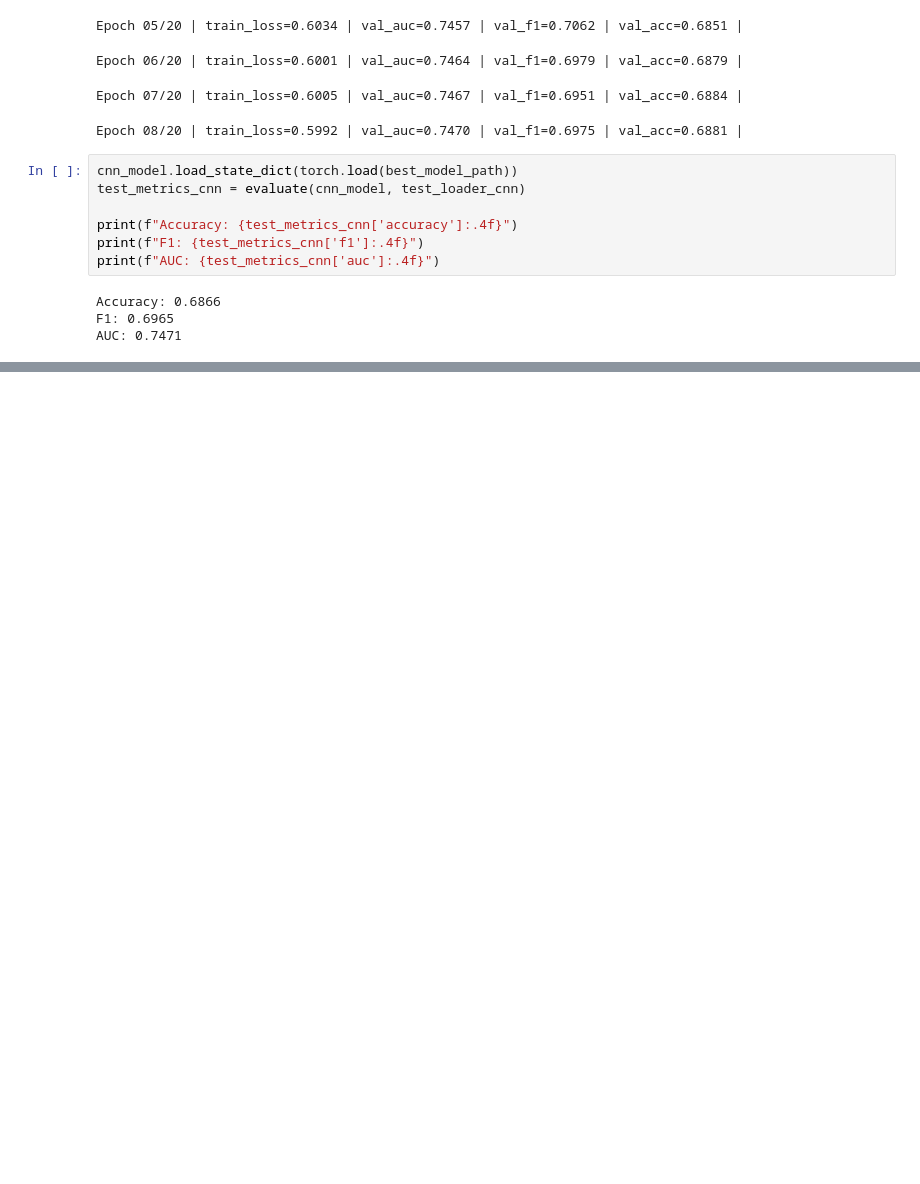
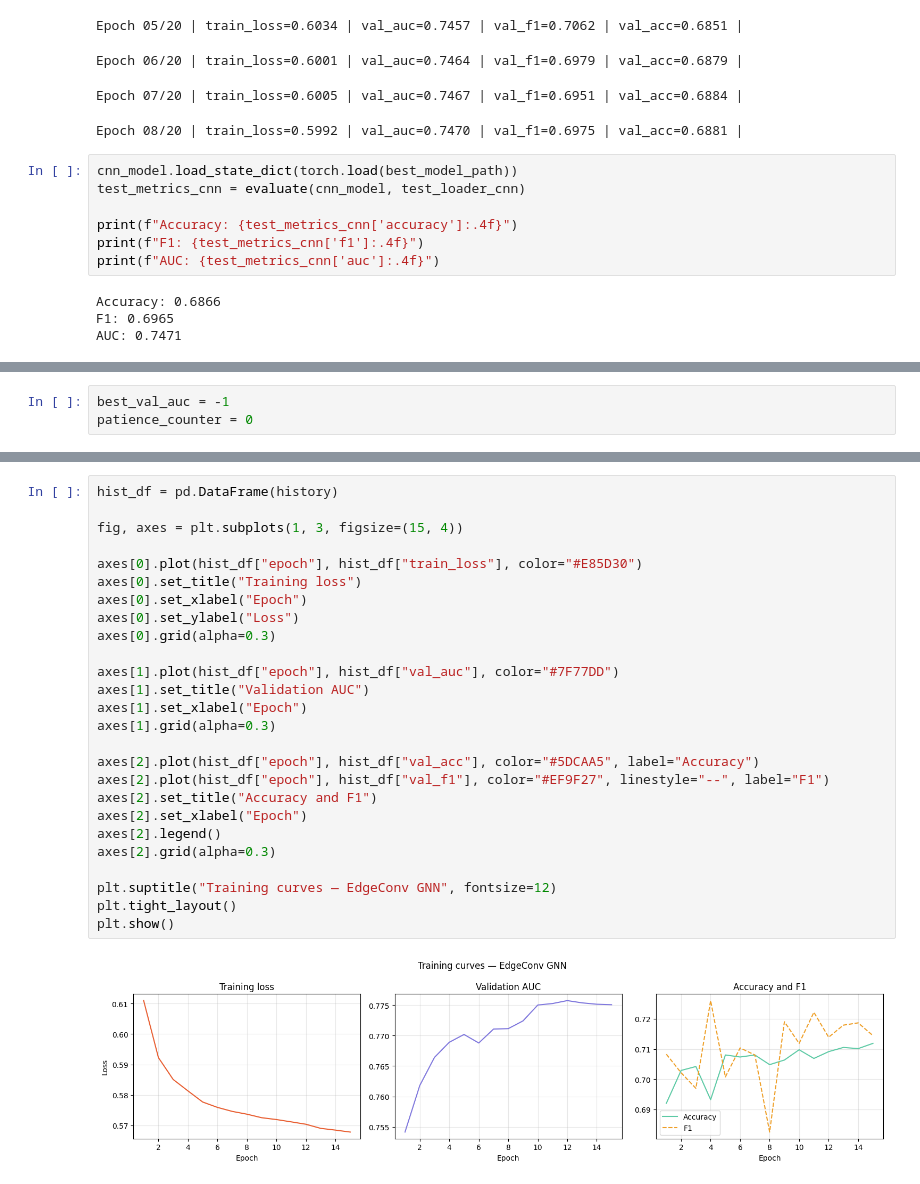
Before and after one commit to felipetp-ctrl/gsoc-ml4sci-genie-submission, a Jupyter notebook: common_task_2.ipynb, the cells around one changed output, grey strips where cells are left out. Drawn from its saved outputs; the diff is of its cells as text; blank space fills up the shorter version.

```diff
--- a/common_task_2.ipynb
+++ b/common_task_2.ipynb
@@ -657,0 +778,3 @@ AUC: 0.7471
+# %%
+best_val_auc = -1
+patience_counter = 0
@@ -657,0 +887,28 @@ AUC: 0.7471
+# %%
+hist_df = pd.DataFrame(history)
+
+fig, axes = plt.subplots(1, 3, figsize=(15, 4))
+
+axes[0].plot(hist_df["epoch"], hist_df["train_loss"], color="#E85D30")
+axes[0].set_title("Training loss")
+axes[0].set_xlabel("Epoch")
+axes[0].set_ylabel("Loss")
+axes[0].grid(alpha=0.3)
+
+axes[1].plot(hist_df["epoch"], hist_df["val_auc"], color="#7F77DD")
+axes[1].set_title("Validation AUC")
+axes[1].set_xlabel("Epoch")
+axes[1].grid(alpha=0.3)
+
+axes[2].plot(hist_df["epoch"], hist_df["val_acc"], color="#5DCAA5", label="Accuracy")
+axes[2].plot(hist_df["epoch"], hist_df["val_f1"], color="#EF9F27", linestyle="--", label="F1")
+axes[2].set_title("Accuracy and F1")
+axes[2].set_xlabel("Epoch")
+axes[2].legend()
+axes[2].grid(alpha=0.3)
+
+plt.suptitle("Training curves — EdgeConv GNN", fontsize=12)
+plt.tight_layout()
+plt.show()
+# %% [output]
+[figure, added]
```
Also changed, not shown: parts of 11 cells of this notebook.
